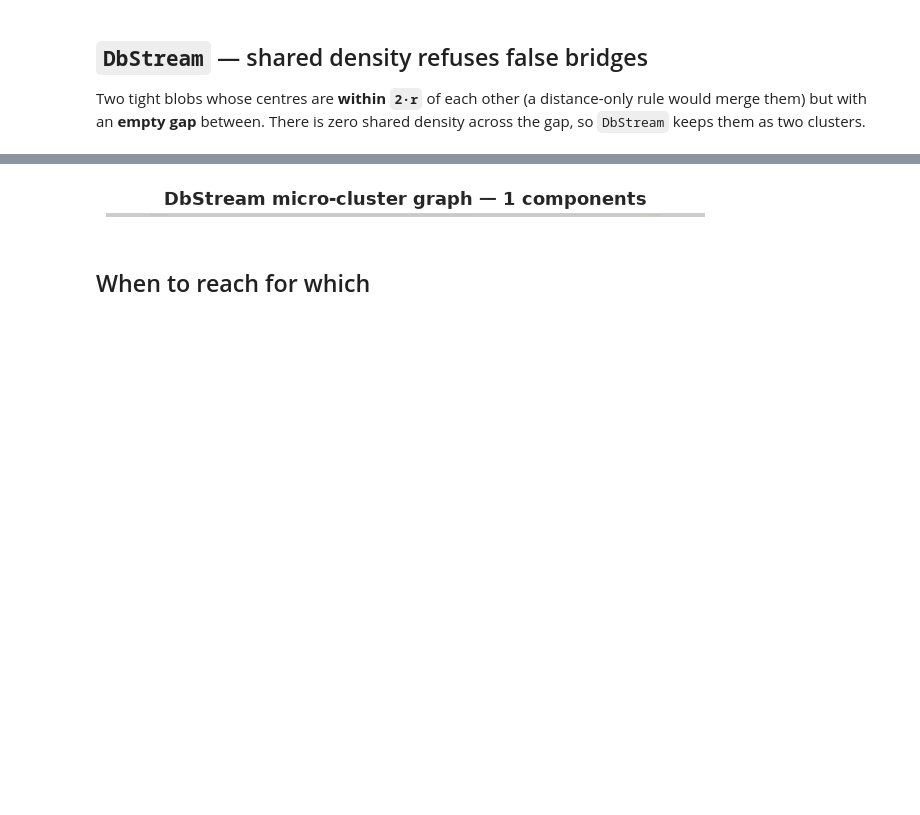
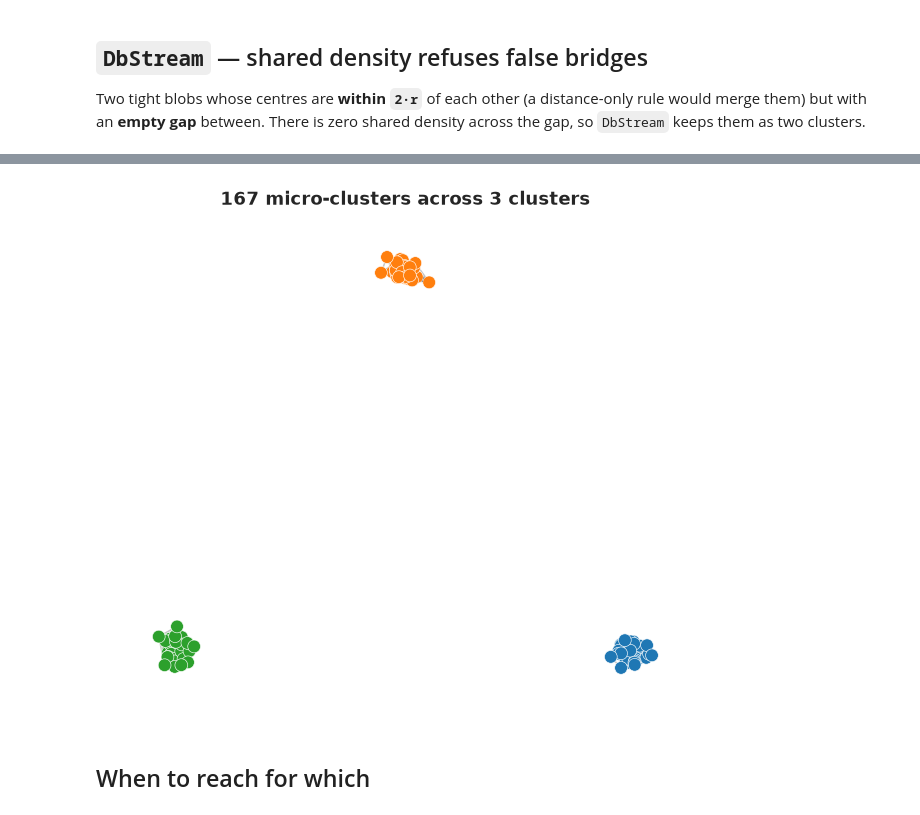
Before and after one commit to ilgrad/betula-cluster, a Jupyter notebook: examples/06_streaming_density.ipynb, the cells around one changed output, grey strips where cells are left out. Saved outputs shown, nothing was run; the diff lists cells and outputs as text; code cells hidden in the pictures; blank space fills up the shorter version.

```diff
--- a/examples/06_streaming_density.ipynb
+++ b/examples/06_streaming_density.ipynb
@@ -108,27 +111,33 @@ components — the empty gap leaves no edge across it.
 # %%
 import networkx as nx
+from sklearn.datasets import make_blobs as _make_blobs
 
-centers = db.microcluster_centers_
-mlabels = np.asarray(db.predict(centers))
+X3, _ = _make_blobs(n_samples=3000, centers=[[0, 0], [6, 0], [3, 5]], cluster_std=0.5, random_state=0)
+dbg = DbStream(r=0.8, decay=0.0005, alpha=0.1, min_weight=3.0).fit(X3.astype(np.float64))
+mc = dbg.microcluster_centers_
+ml = np.asarray(dbg.predict(mc))
+keep = np.flatnonzero(ml >= 0)  # drop any weak (noise) micro-clusters
+
 g = nx.Graph()
-for i, c in enumerate(centers):
-    g.add_node(i, pos=(float(c[0]), float(c[1])), label=int(mlabels[i]))
-two_r = 3.0
-for i in range(len(centers)):
-    for j in range(i + 1, len(centers)):
-        if np.linalg.norm(centers[i] - centers[j]) <= two_r:
-            g.add_edge(i, j)
+for i in keep:
+    g.add_node(int(i), pos=(float(mc[i, 0]), float(mc[i, 1])), label=int(ml[i]))
+two_r = 2 * 0.8
+for a_i in keep:
+    for b_i in keep:
+        if a_i < b_i and ml[a_i] == ml[b_i] and np.linalg.norm(mc[a_i] - mc[b_i]) <= two_r:
+            g.add_edge(int(a_i), int(b_i))
 
 pos = nx.get_node_attributes(g, "pos")
 node_col = [sns.color_palette("tab10")[g.nodes[i]["label"] % 10] for i in g.nodes]
-fig, ax = plt.subplots(figsize=(7, 4))
-nx.draw_networkx_edges(g, pos, alpha=0.3, ax=ax)
-nx.draw_networkx_nodes(g, pos, node_color=node_col, node_size=120, ax=ax)
-ax.set_title(f"DbStream micro-cluster graph — {nx.number_connected_components(g)} components")
+fig, ax = plt.subplots(figsize=(7, 6))
+nx.draw_networkx_edges(g, pos, alpha=0.25, ax=ax)
+nx.draw_networkx_nodes(g, pos, node_color=node_col, node_size=70, edgecolors="white", linewidths=0.4, ax=ax)
+ax.set_title(f"{len(keep)} micro-clusters across {dbg.n_clusters_} clusters")
 ax.set_aspect("equal")
+ax.set_axis_off()
 plt.show()
 # %% [output]
-[figure, old version]
+[figure, new version]
 # %% [markdown]
 ## When to reach for which
 # %%
```
Also changed, not shown: parts of 2 cells of this notebook, 2 other files.
